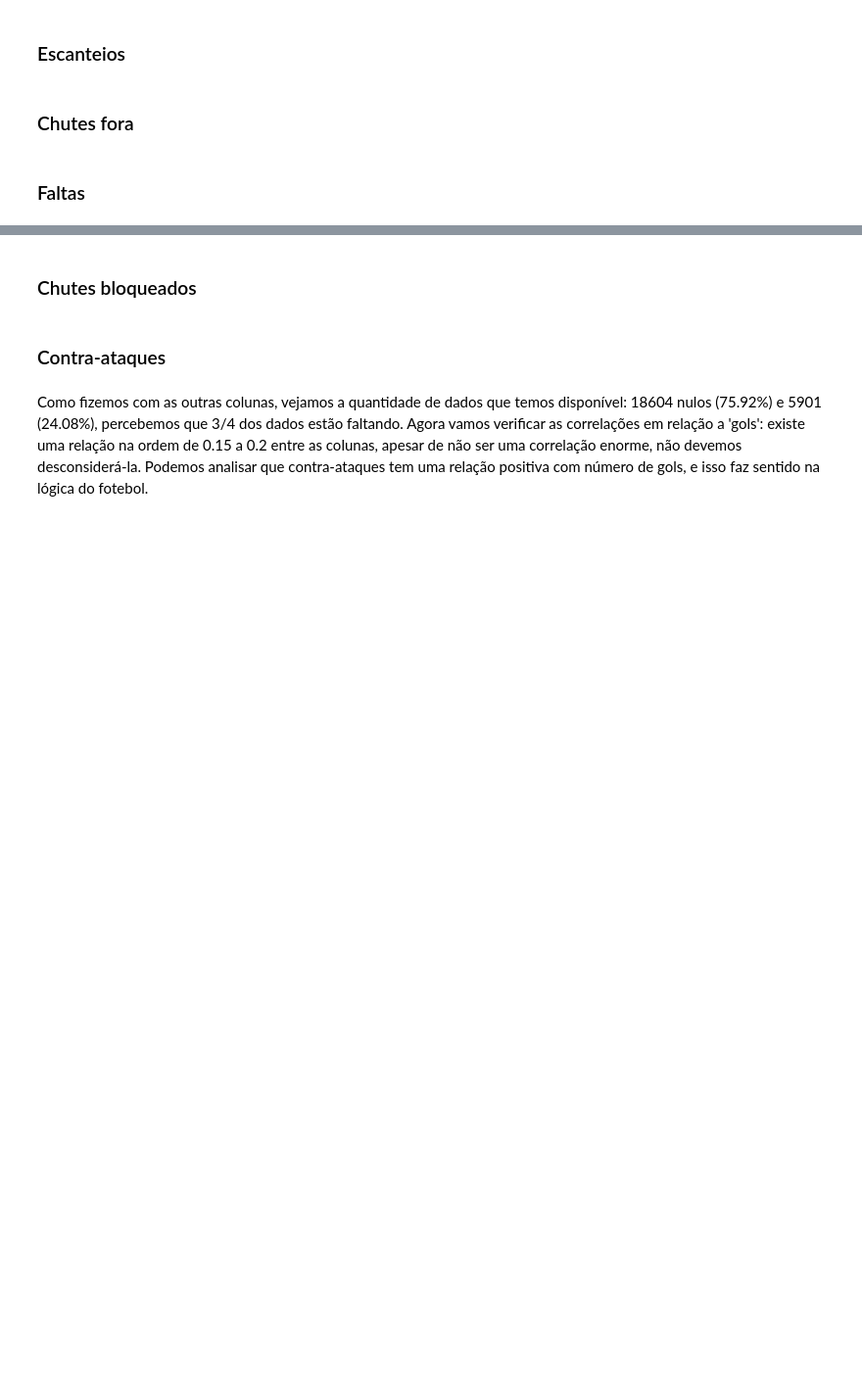
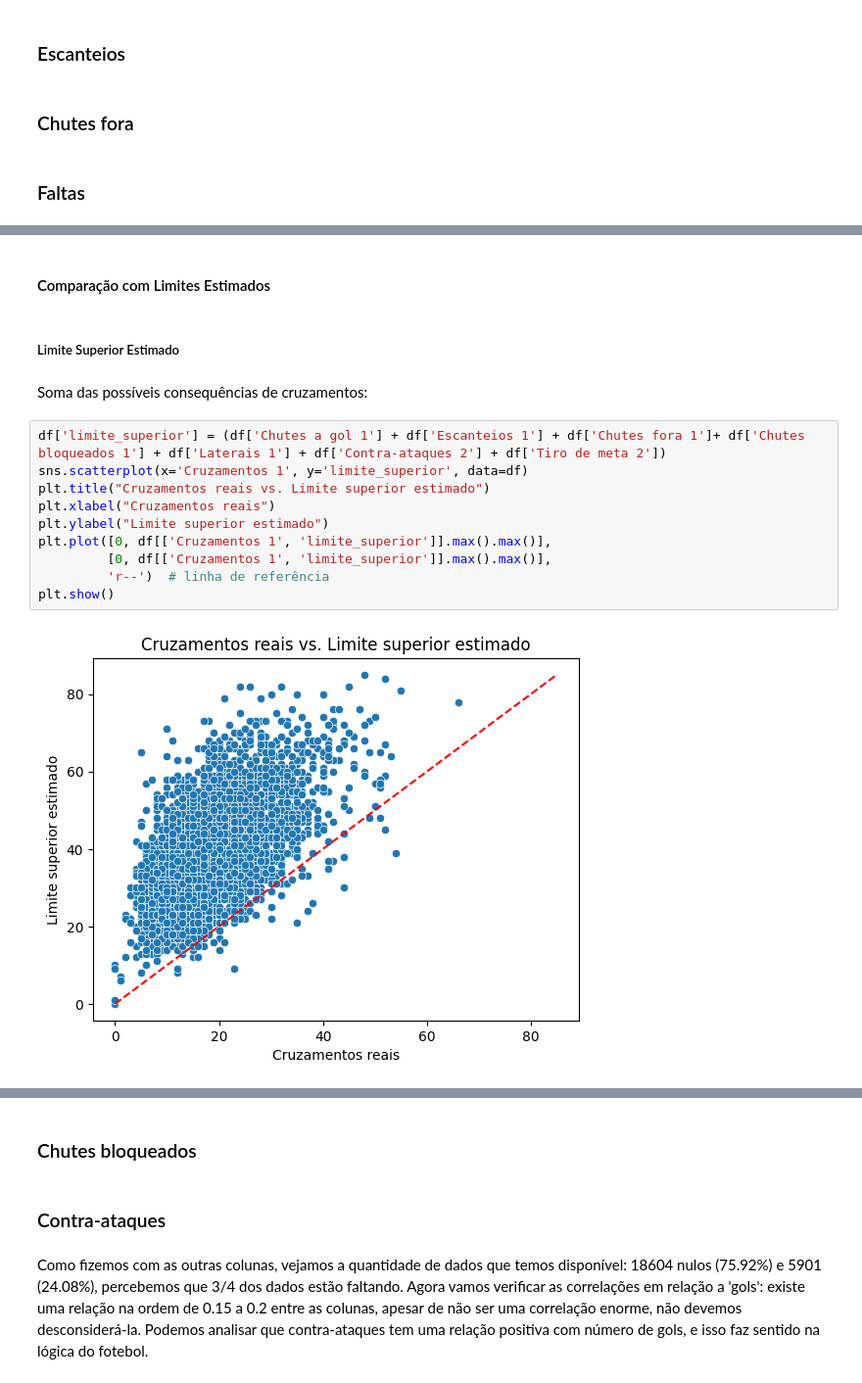
Before and after one commit to UFRJ-Analytica/PS-2025.1, a Jupyter notebook: Progresso/#XRay_final.ipynb, the cells around one changed output, grey strips where cells are left out. Shown at 98% size. Saved outputs shown, nothing was run; the diff lists cells and outputs as text; blank space fills up the shorter version.

```diff
--- a/Progresso/#XRay_final.ipynb
+++ b/Progresso/#XRay_final.ipynb
@@ -36,0 +121,18 @@ warnings.simplefilter(action='ignore', category=FutureWarning)
+# %% [markdown]
+#### Comparação com Limites Estimados
+# %% [markdown]
+##### Limite Superior Estimado
+# %% [markdown]
+Soma das possíveis consequências de cruzamentos:
+# %%
+df['limite_superior'] = (df['Chutes a gol 1'] + df['Escanteios 1'] + df['Chutes fora 1']+ df['Chutes bloqueados 1'] + df['Laterais 1'] + df['Contra-ataques 2'] + df['Tiro de meta 2'])
+sns.scatterplot(x='Cruzamentos 1', y='limite_superior', data=df)
+plt.title("Cruzamentos reais vs. Limite superior estimado")
+plt.xlabel("Cruzamentos reais")
+plt.ylabel("Limite superior estimado")
+plt.plot([0, df[['Cruzamentos 1', 'limite_superior']].max().max()],
+         [0, df[['Cruzamentos 1', 'limite_superior']].max().max()],
+         'r--')  # linha de referência
+plt.show()
+# %% [output]
+[figure, added]
```
Also changed, not shown: parts of 75 cells of this notebook.
